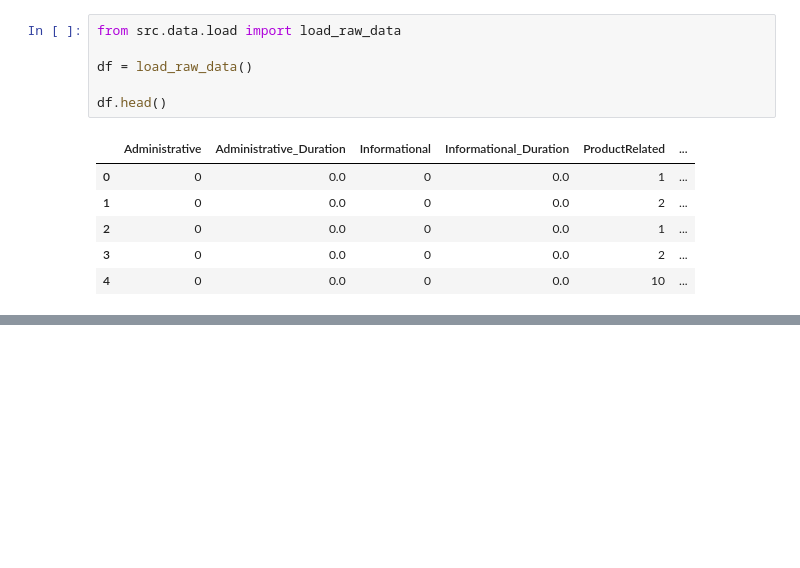
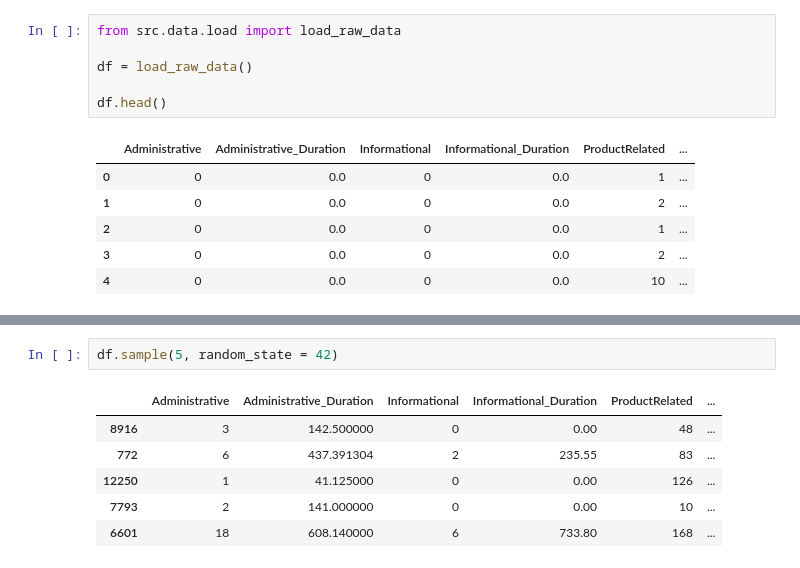
Before and after one commit to devdhruvsingh/ecommerce-purchase-predictions, a Jupyter notebook: notebooks/01_data_exploration.ipynb, the cells around one changed output, grey strips where cells are left out. Saved outputs shown, nothing was run; the diff lists cells and outputs as text; blank space fills up the shorter version.

```diff
--- a/notebooks/01_data_exploration.ipynb
+++ b/notebooks/01_data_exploration.ipynb
@@ -34,0 +52,9 @@ df.head()
+# %%
+df.sample(5, random_state = 42)
+# %% [output]
+|  | Administrative | Administrative_Duration | Informational | Informational_Duration | ProductRelated | ... |
+| 8916 | 3 | 142.500000 | 0 | 0.00 | 48 | ... |
+| 772 | 6 | 437.391304 | 2 | 235.55 | 83 | ... |
+| 12250 | 1 | 41.125000 | 0 | 0.00 | 126 | ... |
+| 7793 | 2 | 141.000000 | 0 | 0.00 | 10 | ... |
+| 6601 | 18 | 608.140000 | 6 | 733.80 | 168 | ... |
```
Also changed, not shown: parts of 10 cells of this notebook.
